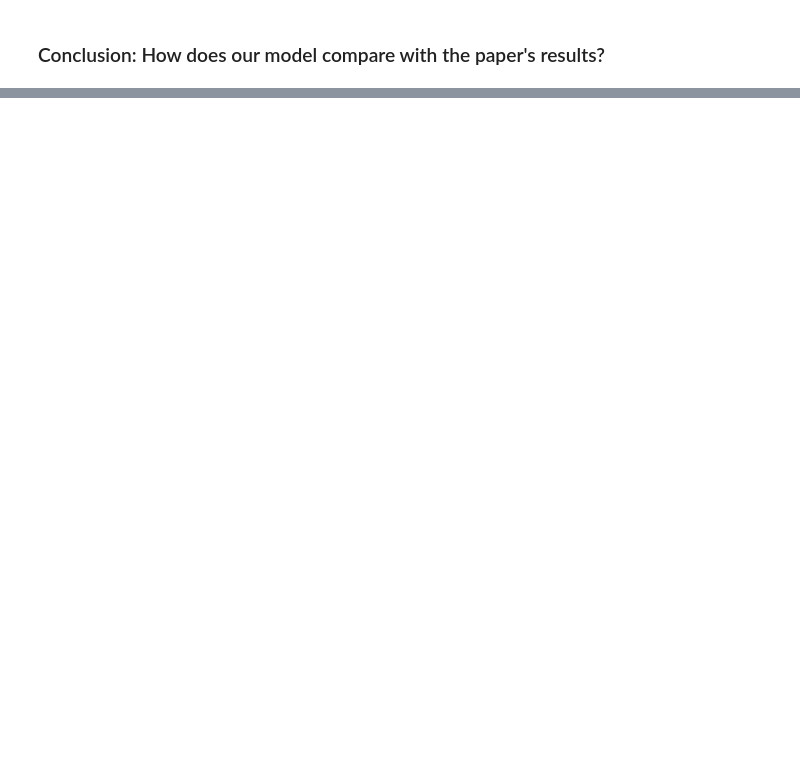
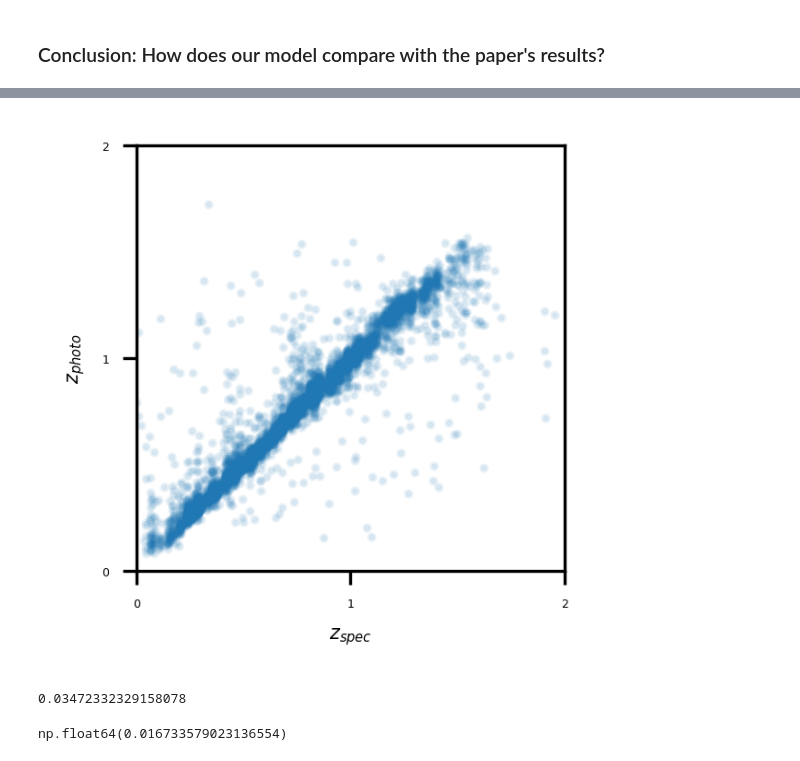
Before and after one commit to seoserang/phys255ml, a Jupyter notebook: 9 Ensemble/PZ_RFColor.ipynb, the cells around one changed output, grey strips where cells are left out. Drawn from its saved outputs; the diff is of its cells as text; code cells hidden in the pictures; blank space fills up the shorter version.

```diff
--- a/9 Ensemble/PZ_RFColor.ipynb
+++ b/9 Ensemble/PZ_RFColor.ipynb
@@ -548,0 +515,12 @@ Assuming that the noise profile doesn't change from the "true" value to the "obs
+# %%
+#This now takes ~3 minutes
+
+parameters = {'max_depth':[3, 6, None], \
+              'max_features':[None,4,2], 'n_estimators':[50,100,200], 'min_samples_leaf': [1,5,10]}
+nmodels = np.prod([len(el) for el in parameters.values()])
+model = GridSearchCV(RandomForestRegressor(random_state = 5,criterion = 'absolute_error'), parameters, cv = KFold(n_splits=5, shuffle=True, random_state=10), \
+                     verbose = 1, n_jobs = 4, return_train_score=True)
+model.fit(sel_features,sel_target)
+
+print('Best params, best score:', "{:.4f}".format(model.best_score_), \
+      model.best_params_)
@@ -548,0 +563,23 @@ Assuming that the noise profile doesn't change from the "true" value to the "obs
+# %%
+bm = model.best_estimator_
+ypred = cross_val_predict(bm, sel_features,sel_target, cv = KFold(n_splits=5, shuffle=True, random_state=10))
+# %%
+fig5 = plt.figure(figsize=(2,2));
+plt.scatter(sel_target,ypred, s =2, alpha=0.1);
+plt.xlabel('$z_{spec}$', fontsize=5);
+plt.ylabel('$z_{photo}$', fontsize=5);
+plt.xticks(fontsize=3);
+plt.yticks(fontsize=3);
+plt.ylim(0,2);
+plt.xlim(0,2);
+plt.show();
+# %% [output]
+[figure, added]
+# %%
+len(np.where(np.abs(sel_target-ypred)>0.15*(1+sel_target))[0])/len(sel_target)
+# %% [output]
+0.03472332329158078
+# %%
+1.48*np.median(np.abs(sel_target-ypred)/(1 + sel_target))
+# %% [output]
+np.float64(0.016733579023136554)
```
Also changed, not shown: parts of 35 cells of this notebook, 1 other file.
